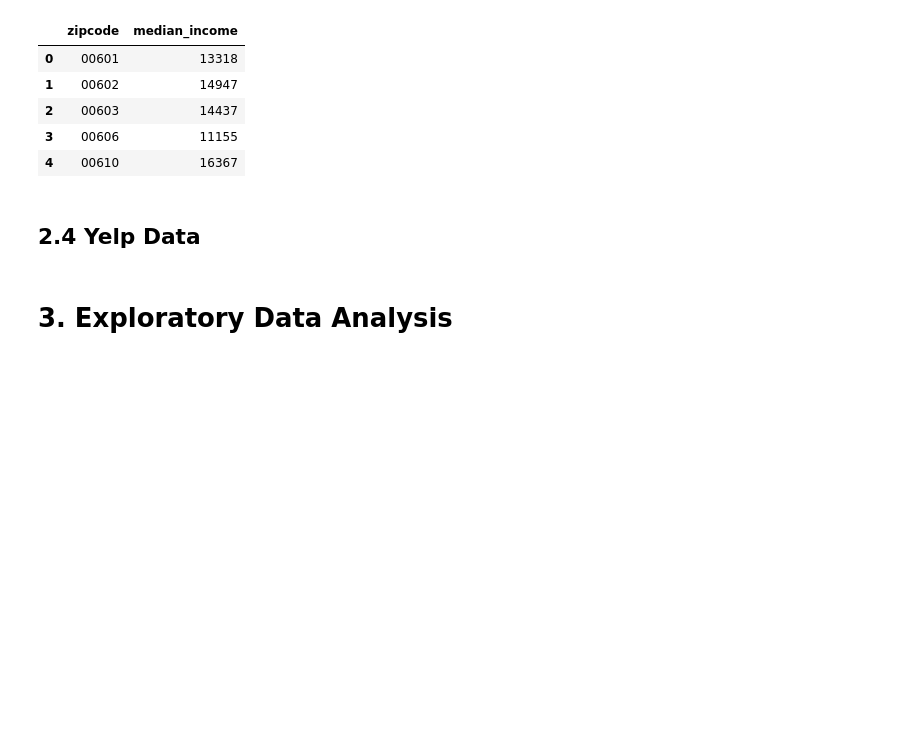
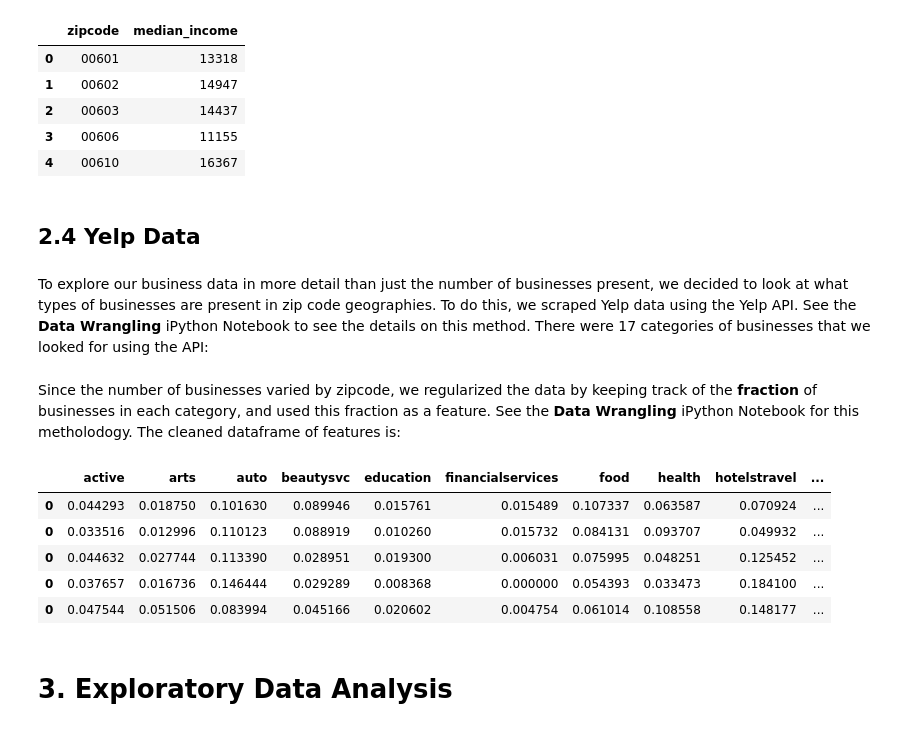
Before and after one commit to austinwu0/cs109-final-project, a Jupyter notebook: Process Book.ipynb, the cells around one changed output. Saved outputs shown, nothing was run; the diff lists cells and outputs as text; code cells hidden in the pictures; blank space fills up the shorter version.

```diff
--- a/Process Book.ipynb
+++ b/Process Book.ipynb
@@ -181,3 +164,5 @@ income.head()
 # %% [markdown]
 <a id="yelp_data"></a>
 ## 2.4 Yelp Data
+# %% [markdown]
+To explore our business data in more detail than just the number of businesses present, we decided to look at what types of businesses are present in zip code geographies. To do this, we scraped Yelp data using the Yelp API. See the <b>Data Wrangling</b> iPython Notebook to see the details on this method. There were 17 categories of businesses that we looked for using the API:
@@ -184,3 +189,14 @@ income.head()
+# %% [markdown]
+Since the number of businesses varied by zipcode, we regularized the data by keeping track of the <b>fraction</b> of businesses in each category, and used this fraction as a feature. See the <b>Data Wrangling</b> iPython Notebook for this metholodogy. The cleaned dataframe of features is:
+# %%
+pd.read_pickle('data/yelpexport.pkl').head()
+# %% [output]
+|  | active | arts | auto | beautysvc | education | financialservices | food | health | hotelstravel | ... |
+| 0 | 0.044293 | 0.018750 | 0.101630 | 0.089946 | 0.015761 | 0.015489 | 0.107337 | 0.063587 | 0.070924 | ... |
+| 0 | 0.033516 | 0.012996 | 0.110123 | 0.088919 | 0.010260 | 0.015732 | 0.084131 | 0.093707 | 0.049932 | ... |
+| 0 | 0.044632 | 0.027744 | 0.113390 | 0.028951 | 0.019300 | 0.006031 | 0.075995 | 0.048251 | 0.125452 | ... |
+| 0 | 0.037657 | 0.016736 | 0.146444 | 0.029289 | 0.008368 | 0.000000 | 0.054393 | 0.033473 | 0.184100 | ... |
+| 0 | 0.047544 | 0.051506 | 0.083994 | 0.045166 | 0.020602 | 0.004754 | 0.061014 | 0.108558 | 0.148177 | ... |
 # %% [markdown]
 <a id="exploration"></a>
 # 3. Exploratory Data Analysis
```
Also changed, not shown: parts of 16 cells of this notebook.
